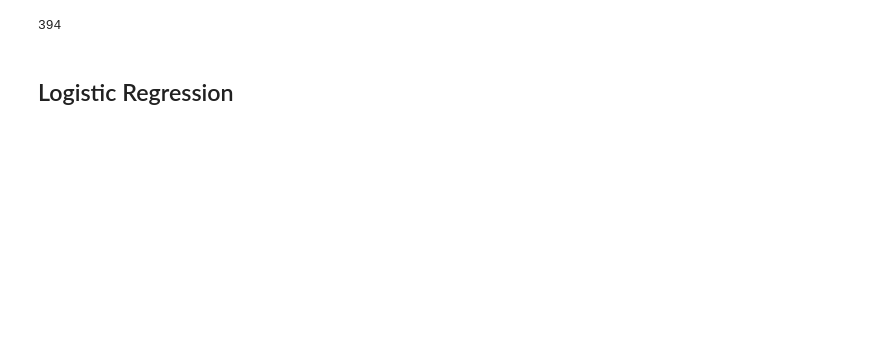
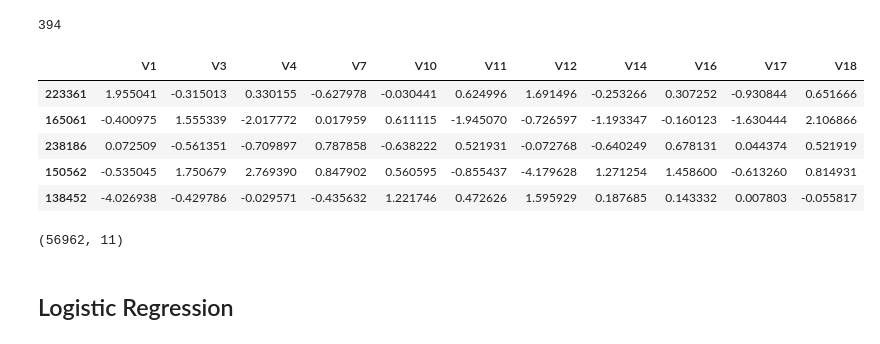
Before and after one commit to karankarann/CreditCard_FraudDetection, a Jupyter notebook: Model.ipynb, the cells around one changed output. Drawn from its saved outputs; the diff is of its cells as text; code cells hidden in the pictures; blank space fills up the shorter version.

```diff
--- a/Model.ipynb
+++ b/Model.ipynb
@@ -22,6 +70,8 @@ df.head()
+# %%
+X = df.copy()
 # %%
-X= df.drop(["Class"], axis=1)
-y= df["Class"]
+# X= df.drop(["Class"], axis=1)
+# y= df["Class"]
 # %%
 ## Splitting the Train and test
 
@@ -31,3 +89,12 @@ X_train, X_test, y_train, y_test = train_test_split(X, y, test_size=0.2, random_
 len(y_train[y_train == 1])
 # %% [output]
 394
+# %%
+X_train.head()
+# %% [output]
+|  | V1 | V3 | V4 | V7 | V10 | V11 | V12 | V14 | V16 | V17 | V18 |
+| 223361 | 1.955041 | -0.315013 | 0.330155 | -0.627978 | -0.030441 | 0.624996 | 1.691496 | -0.253266 | 0.307252 | -0.930844 | 0.651666 |
+| 165061 | -0.400975 | 1.555339 | -2.017772 | 0.017959 | 0.611115 | -1.945070 | -0.726597 | -1.193347 | -0.160123 | -1.630444 | 2.106866 |
+| 238186 | 0.072509 | -0.561351 | -0.709897 | 0.787858 | -0.638222 | 0.521931 | -0.072768 | -0.640249 | 0.678131 | 0.044374 | 0.521919 |
+| 150562 | -0.535045 | 1.750679 | 2.769390 | 0.847902 | 0.560595 | -0.855437 | -4.179628 | 1.271254 | 1.458600 | -0.613260 | 0.814931 |
+| 138452 | -4.026938 | -0.429786 | -0.029571 | -0.435632 | 1.221746 | 0.472626 | 1.595929 | 0.187685 | 0.143332 | 0.007803 | -0.055817 |
@@ -34,3 +108,7 @@ len(y_train[y_train == 1])
+# %%
+X_test_scaled.shape
+# %% [output]
+(56962, 11)
 # %% [markdown]
 ## Logistic Regression
 # %%
```
Also changed, not shown: parts of 26 cells of this notebook.
